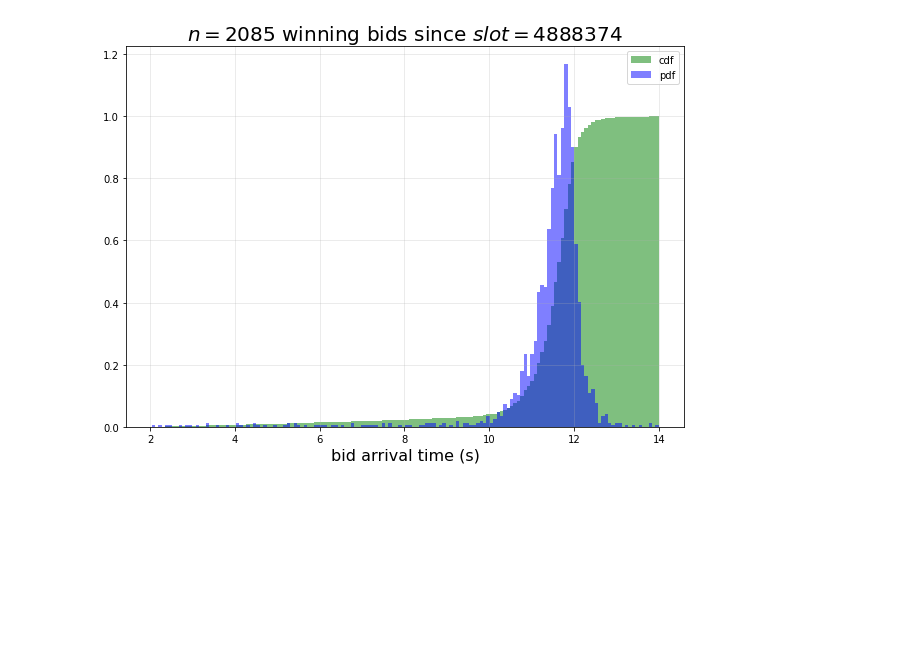
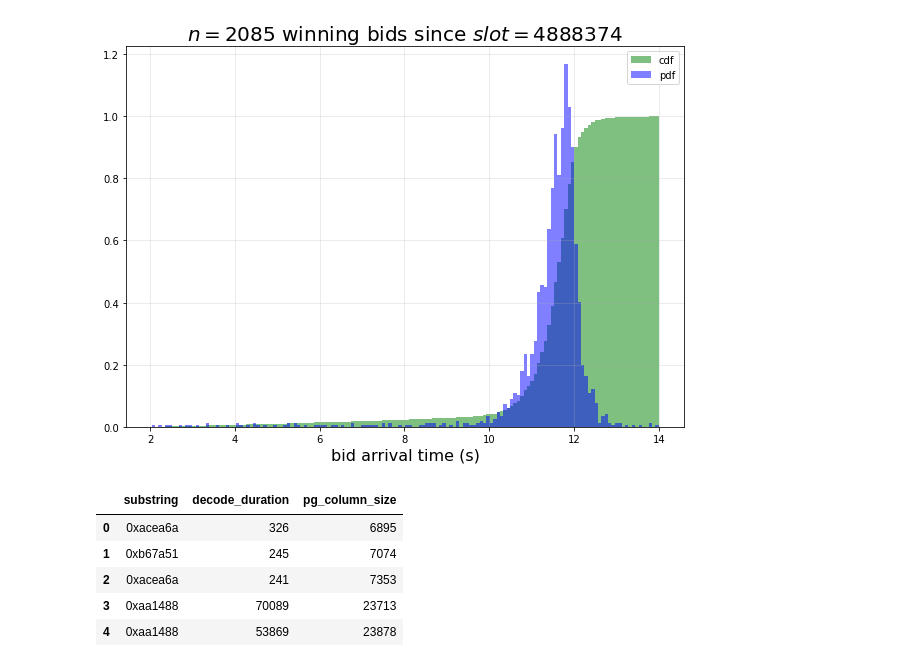
Before and after one commit to michaelneuder/relay-data, a Jupyter notebook: single-slot.ipynb, the cells around one changed output. Saved outputs shown, nothing was run; the diff lists cells and outputs as text; code cells hidden in the pictures; blank space fills up the shorter version.

```diff
--- a/single-slot.ipynb
+++ b/single-slot.ipynb
@@ -212,3 +212,13 @@ ax.legend()
 plt.show()
 # %% [output]
 [figure]
+# %%
+corr = pd.read_csv('corr2.csv', delimiter="|")
+corr.head()
+# %% [output]
+|  | substring | decode_duration | pg_column_size |
+| 0 | 0xacea6a | 326 | 6895 |
+| 1 | 0xb67a51 | 245 | 7074 |
+| 2 | 0xacea6a | 241 | 7353 |
+| 3 | 0xaa1488 | 70089 | 23713 |
+| 4 | 0xaa1488 | 53869 | 23878 |
```
Also changed, not shown: parts of 2 cells of this notebook, 2 other files.
